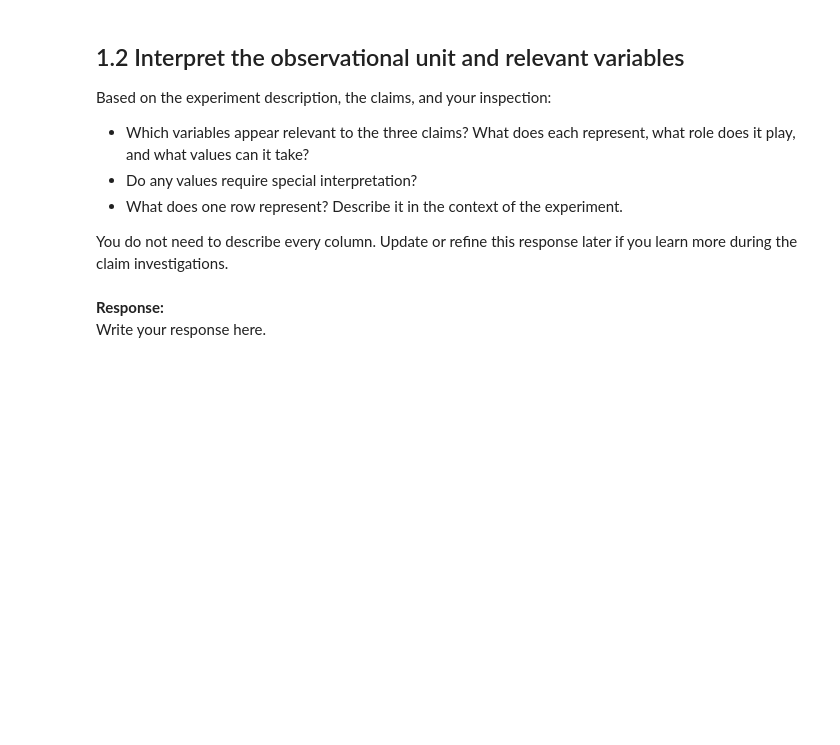
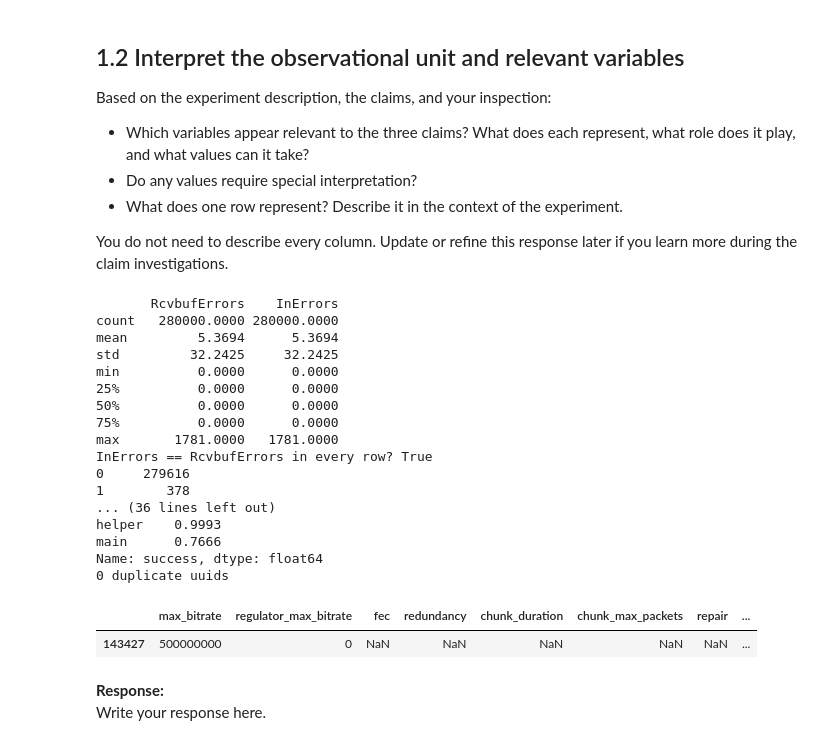
Before and after one commit to Sasakii12/stochastic-computing, a Jupyter notebook: hw2/Packet_Loss_Analysis_Part_I_Starter.ipynb, the cells around one changed output. Cells and saved outputs as stored; diff of their text form; code cells hidden in the pictures; blank space fills up the shorter version.

```diff
--- a/hw2/Packet_Loss_Analysis_Part_I_Starter.ipynb
+++ b/hw2/Packet_Loss_Analysis_Part_I_Starter.ipynb
@@ -179,3 +186,50 @@ You do not need to describe every column. Update or refine this response later i
+# %%
+# --- Variables relevant to Claim 1 (RcvBufErrors -> packet loss -> failure) ---
+print(both[["RcvbufErrors", "InErrors"]].describe())
+print("InErrors == RcvbufErrors in every row?", (both["InErrors"] == both["RcvbufErrors"]).all())
+
+# packet-count loss proxy
+loss = both["tx_packets"] - both["rx_packets"]
+print(loss.value_counts().head())
+
+# does success align perfectly with RcvbufErrors == 0?
+print(pd.crosstab(both["success"], both["RcvbufErrors"] > 0))
+
+# the exceptions to a perfect alignment
+edge_cases = both[(both["success"] == 0) & (both["RcvbufErrors"] == 0)]
+print(edge_cases[["experiment", "write_method", "max_bitrate", "max_payload",
+                   "RcvbufErrors", "tx_packets", "rx_packets", "duration", "success"]])
+
+# --- Variables relevant to Claim 3 (bitrate vs. reliability, both experiments) ---
+print(both.groupby("max_bitrate")["success"].agg(["mean", "count"]))
+
+# --- Variables relevant to Claim 4 (write_method vs. reliability, write_method experiment only) ---
+print(write["write_method"].value_counts())
+print(write.groupby("write_method")["success"].mean())
+
+# --- What one row represents ---
+print(both["details_uuid"].duplicated().sum(), "duplicate uuids")
+display(both.sample(1, random_state=0))
+# %% [output]
+       RcvbufErrors    InErrors
+count   280000.0000 280000.0000
+mean         5.3694      5.3694
+std         32.2425     32.2425
+min          0.0000      0.0000
+25%          0.0000      0.0000
+50%          0.0000      0.0000
+75%          0.0000      0.0000
+max       1781.0000   1781.0000
+InErrors == RcvbufErrors in every row? True
+0     279616
+1        378
+... (36 lines left out)
+helper    0.9993
+main      0.7666
+Name: success, dtype: float64
+0 duplicate uuids
+|  | max_bitrate | regulator_max_bitrate | fec | redundancy | chunk_duration | chunk_max_packets | repair | ... |
+| 143427 | 500000000 | 0 | NaN | NaN | NaN | NaN | NaN | ... |
 # %% [markdown]
 **Response:**
 Write your response here.
```
Also changed, not shown: parts of 4 cells of this notebook.
